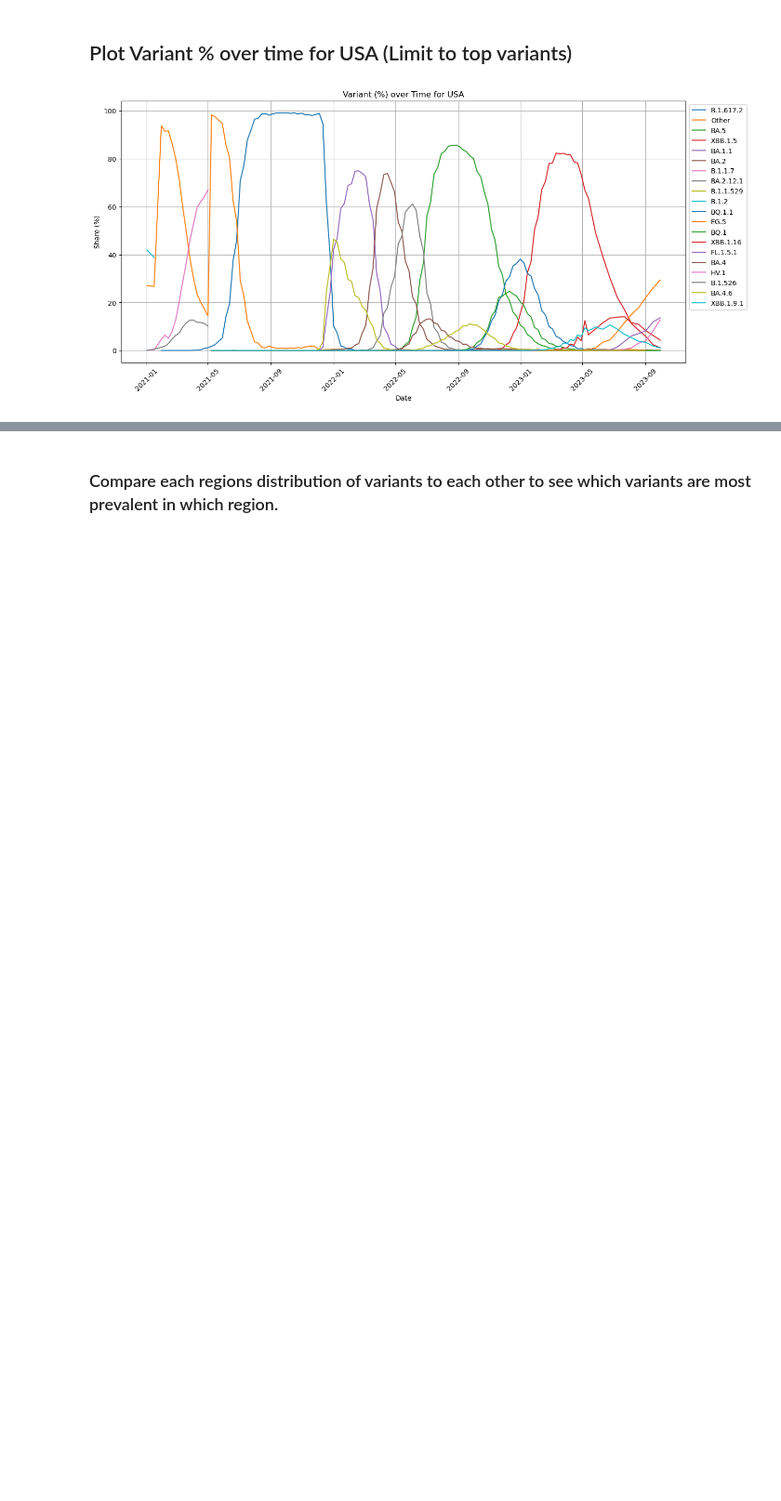
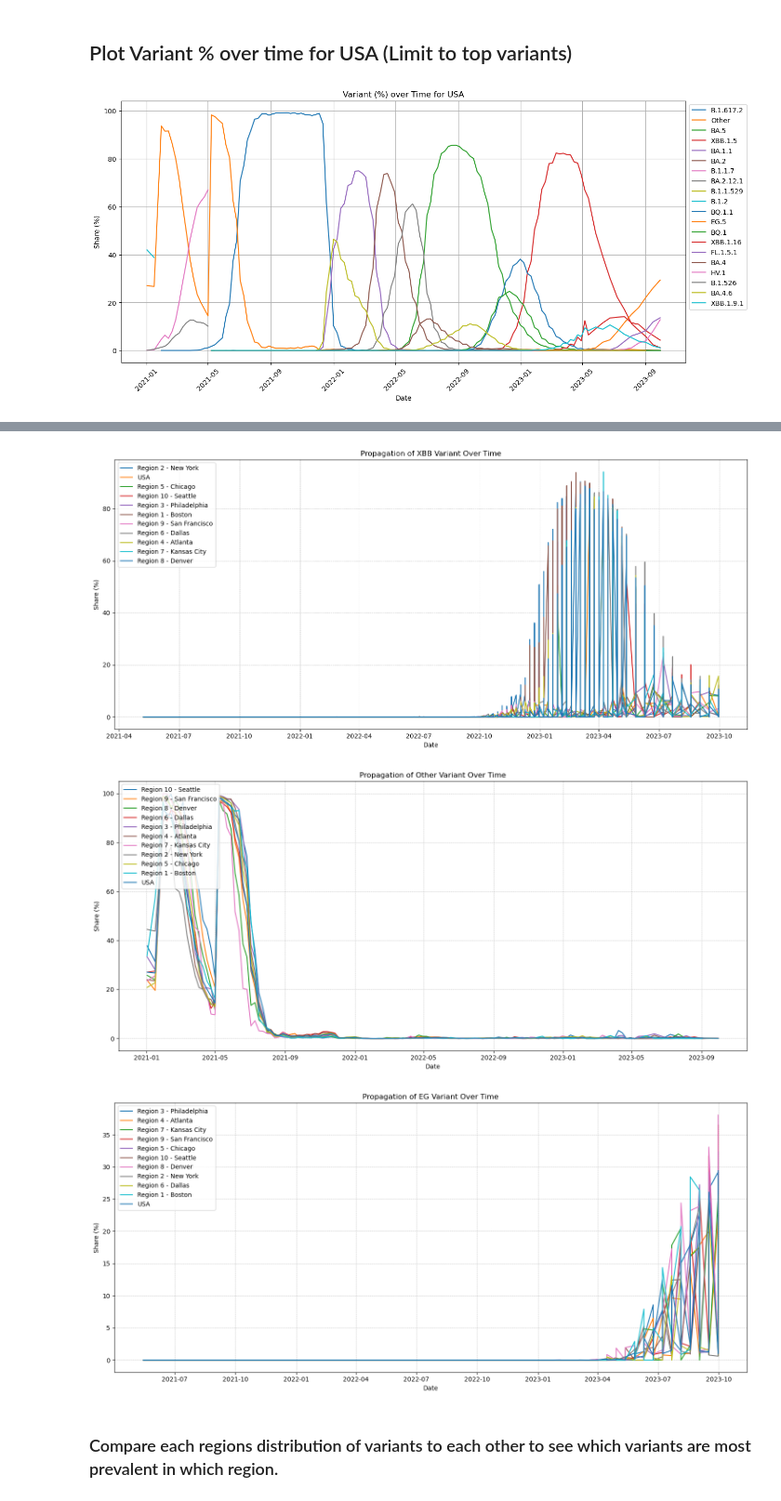
Before and after one commit to mcmonte95/Covid-Variant-Exploration-Project, a Jupyter notebook: main.ipynb, the cells around one changed output, grey strips where cells are left out. Shown at 93% size. Drawn from its saved outputs; the diff is of its cells as text; code cells hidden in the pictures; blank space fills up the shorter version.

Commit message:
Top 5 Variants

```diff
--- a/main.ipynb
+++ b/main.ipynb
@@ -192,0 +153,27 @@ for variant in unique_variants:
+# %%
+# Identify the variant with the highest Share (%) for each week
+top_variants_per_week = region_df.groupby('week_ending').apply(lambda x: x.nlargest(1, 'Share (%)')).reset_index(drop=True)
+
+# Identify the top 5 variants that appeared the most as top variant over the weeks
+top_5_variants = top_variants_per_week['variant_prefix'].value_counts().head(5).index.tolist()
+
+# Loop through each top variant
+for variant in top_5_variants:
+    selected_variant_data = region_df[region_df['variant_prefix'] == variant]
+
+    # Set up a figure for each variant
+    plt.figure(figsize=(15, 7))
+
+    # Loop through each region and plot its data
+    for region in selected_variant_data['usa_or_hhsregion'].unique():
+        region_data = selected_variant_data[selected_variant_data['usa_or_hhsregion'] == region]
+        plt.plot(region_data['week_ending'], region_data['Share (%)'], label=region)
+
+    plt.title(f"Propagation of {variant} Variant Over Time")
+    plt.xlabel("Date")
+    plt.ylabel("Share (%)")
+    plt.legend(loc="upper left")
+    plt.grid(True, which="both", linestyle="--", linewidth=0.5)
+    plt.tight_layout()
+    plt.show()
+# %% [output]
@@ -193,3 +182,6 @@ for variant in unique_variants:
+[figure, added]
+[figure, added]
+[figure, added]
 # %% [markdown]
 ### Compare each regions distribution of variants to each other to see which variants are most prevalent in which region.
 # %%
```
Also changed, not shown: parts of 2 cells of this notebook.
